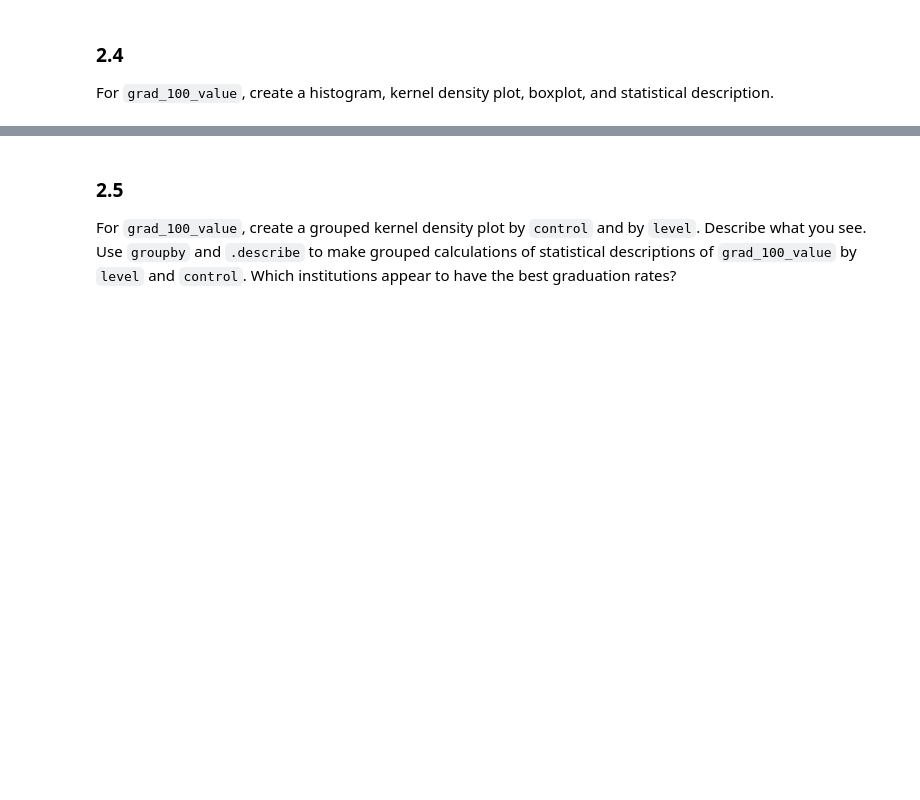
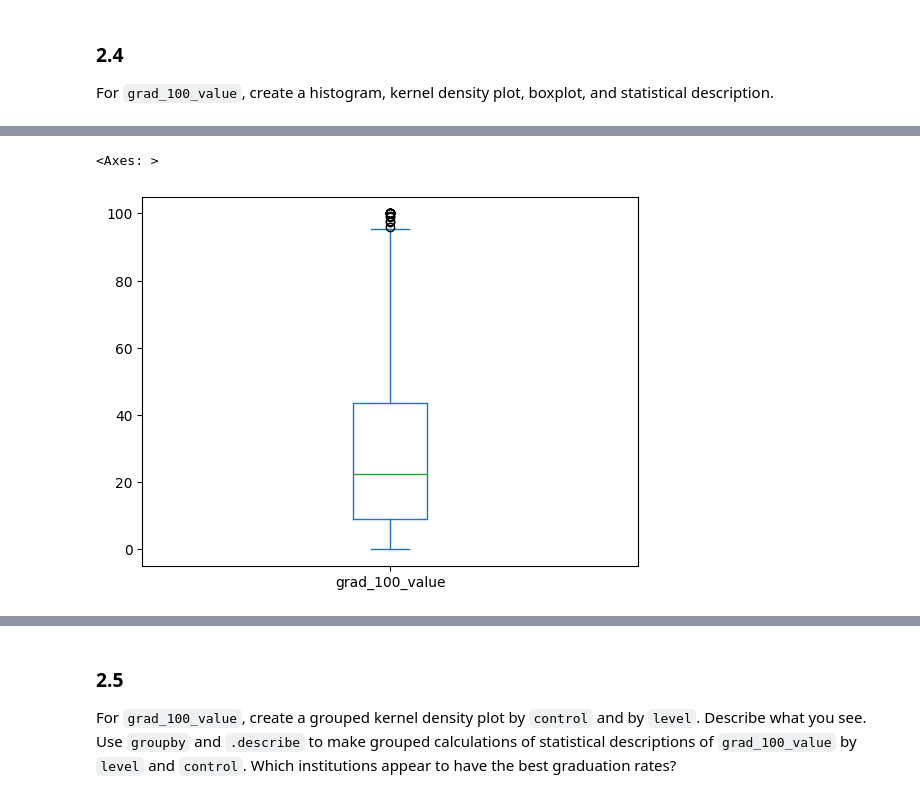
Before and after one commit to emilyzyzhou/visualization_assignment, a Jupyter notebook: assignment.ipynb, the cells around one changed output, grey strips where cells are left out. Cells and saved outputs as stored; diff of their text form; code cells hidden in the pictures; blank space fills up the shorter version.

```diff
--- a/assignment.ipynb
+++ b/assignment.ipynb
@@ -245,0 +263,6 @@ It seems like it's relatively even between the 2 year and 4 year levels for the
+# %%
+college_df["grad_100_value"] = pd.to_numeric(college_df["grad_100_value"], errors='coerce')
+college_df["grad_100_value"].plot.box()
+# %% [output]
+<Axes: >
+[figure, added]
```
Also changed, not shown: parts of 3 cells of this notebook.
